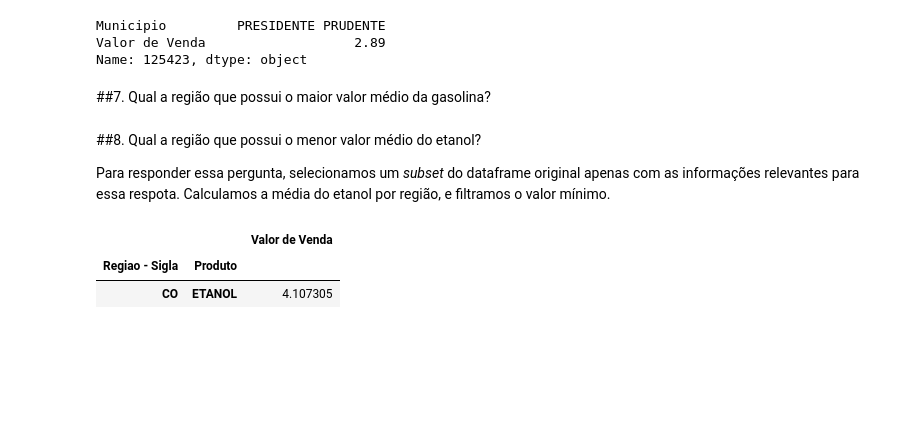
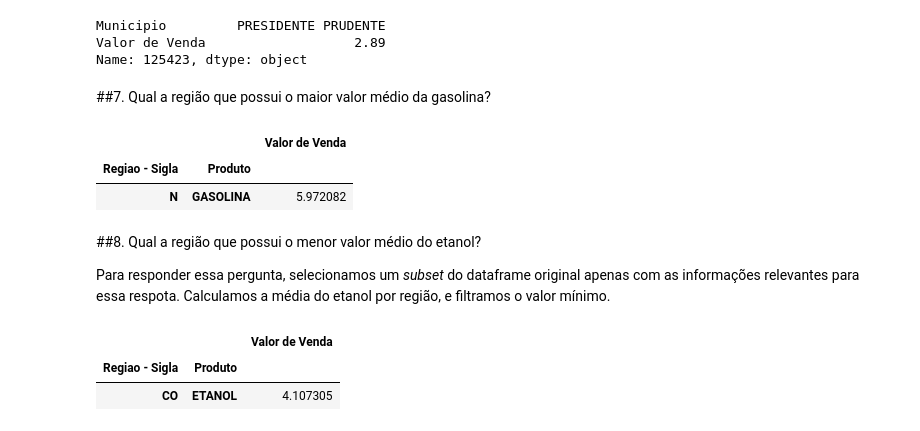
Before and after one commit to amoralles/ProjetoFinal_M4, a Jupyter notebook: ProjetoFinal_M4.ipynb, the cells around one changed output. Drawn from its saved outputs; the diff is of its cells as text; code cells hidden in the pictures; blank space fills up the shorter version.

```diff
--- a/ProjetoFinal_M4.ipynb
+++ b/ProjetoFinal_M4.ipynb
@@ -276,3 +284,12 @@ med_gasolina_reg
+# %%
+medmax_gasolina_reg = conj_dados.loc[(conj_dados['Produto']=='GASOLINA')]
+medmax_gasolina_reg = medmax_gasolina_reg.groupby(['Regiao - Sigla', 'Produto']).mean('Valor de Venda')
+medmax_gasolina_reg = medmax_gasolina_reg.loc[[medmax_gasolina_reg['Valor de Venda'].idxmax()]]
+medmax_gasolina_reg
+# %% [output]
+|  |  | Valor de Venda |
+| Regiao - Sigla | Produto |  |
+| N | GASOLINA | 5.972082 |
 # %% [markdown]
 ##8. Qual a região que possui o menor valor médio do etanol?
 
```
Also changed, not shown: parts of 4 cells of this notebook.
